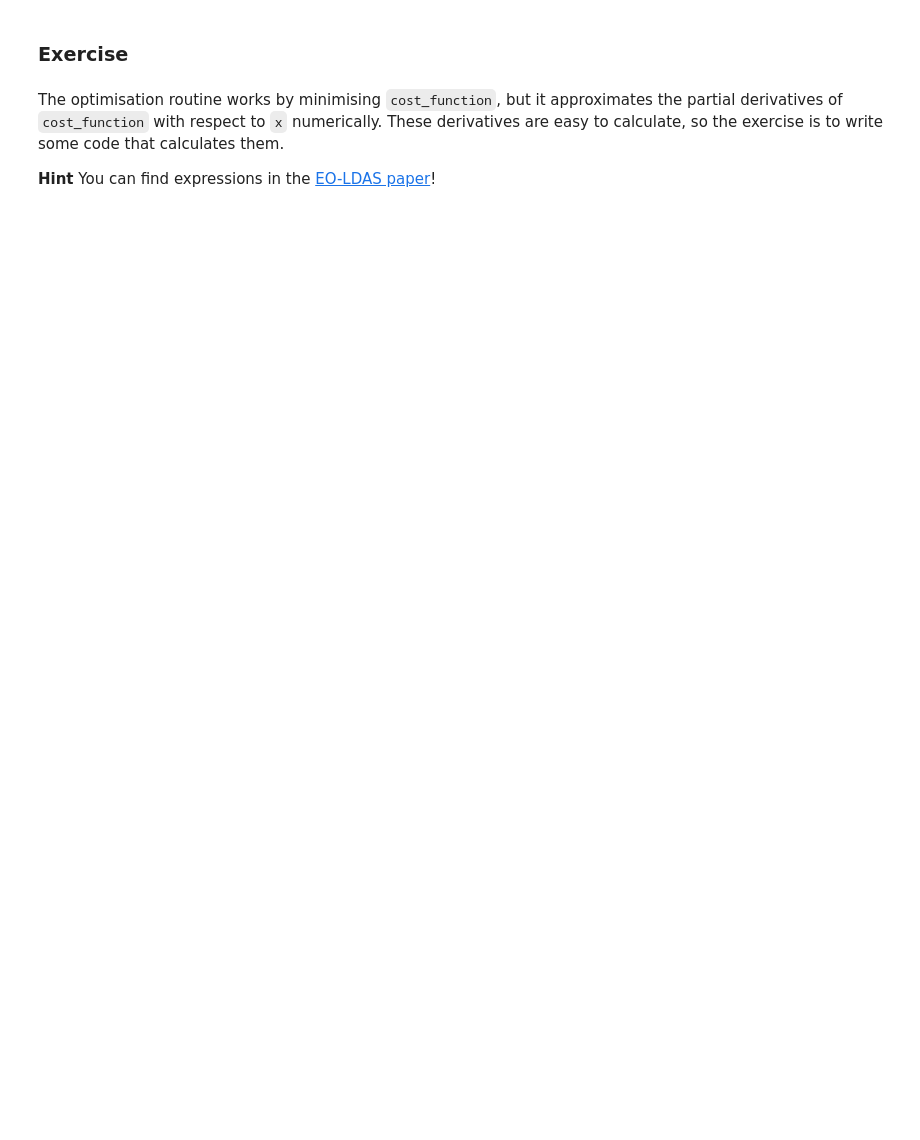
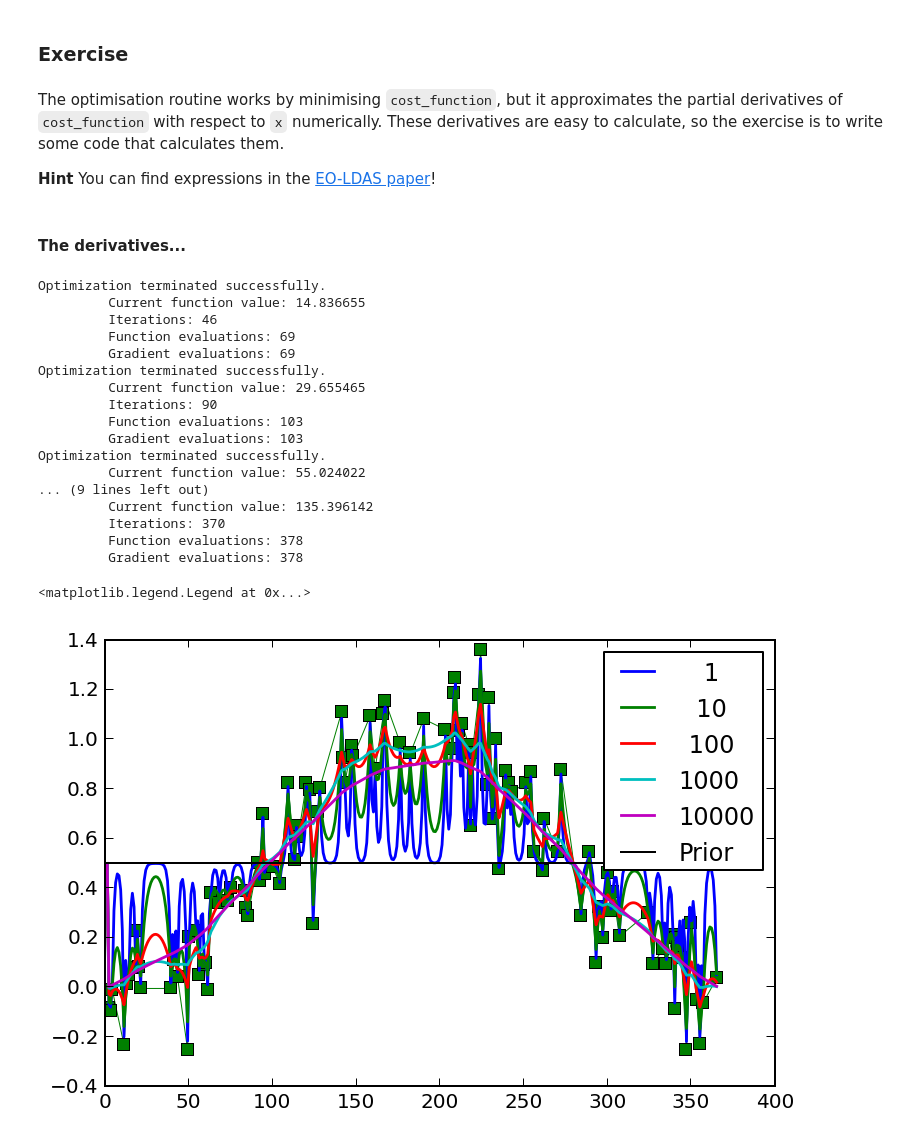
Before and after one commit to maxchernet/toy_eoldas, a Jupyter notebook: NDVI_smoothing.ipynb, the cells around one changed output. Drawn from its saved outputs; the diff is of its cells as text; code cells hidden in the pictures; blank space fills up the shorter version.

```diff
--- a/NDVI_smoothing.ipynb
+++ b/NDVI_smoothing.ipynb
@@ -347,3 +347,79 @@ The optimisation routine works by minimising `cost_function`, but it approximate
 
 **Hint**
 You can find expressions in the [EO-LDAS paper](http://www.sciencedirect.com/science/article/pii/S0034425712000788)!
+# %% [markdown]
+#### The derivatives...
+# %%
+def der_cost_function ( x, y, x_prior, sigma_obs, sigma_prior, gamma, obs_mask ):
+    """This function calculates the partial derivatives of the cost function"""
+    I = np.identity(x.shape[0])
+    D1 = np.matrix(I - np.roll(I,1))
+    D1a = D1*D1.T
+
+    der_j_obs = x*0
+    der_j_obs[obs_mask] = (x[obs_mask] - y)/sigma_obs**2
+    der_j_prior = (x - x_prior ) /sigma_prior**2
+    der_j_model = np.array(gamma*np.dot((D1).T, D1*np.matrix(x).T)).squeeze()
+    return der_j_obs + der_j_prior + der_j_model
+
+def cost_function ( x, y, x_prior, sigma_obs, sigma_prior, gamma, obs_mask ):
+    """
+    Variational cost function with a weak constraint
+
+    Parameters
+    -----------
+    x: The current estimate of the state
+    y: The observations vector
+    x_prior: The prior estimate of the state
+    sigma_obs: Observational uncertainty (standard deviation)
+    sigma_prior: Prior uncertainty (standard deviation)
+    gamma: Inverse of the model term variance
+    """
+    I = np.identity(x.shape[0])
+    D1 = np.matrix(I - np.roll(I,1))
+    D1a = D1*D1.T
+    xa = np.matrix ( x )
+    j_obs = 0.5*np.sum((x[obs_mask]-y)**2/sigma_obs**2)
+    j_prior = 0.5*np.sum((x-x_prior)**2/sigma_prior**2)
+    j_model = 0.5*gamma*np.dot((D1*(xa.T)).T, D1*xa.T)
+    return j_obs + j_prior + j_model
+
+
+x = np.arange(1,366)
+y_smooth = (1-np.cos(np.pi*x/366.)**2)
+y_noisy = y_smooth + np.random.randn(x.shape[0])*0.15
+obs_mask = np.random.rand(x.shape[0])
+obs_mask = np.where ( obs_mask>0.7, True, False )
+x_prior = np.ones_like(x)*0.5
+sigma_prior = 1.0
+gamma = 100
+sigma_obs = 0.15
+
+
+plt.plot(x[obs_mask],y_noisy[obs_mask], '-sg', lw=0.5)
+for gamma in np.logspace(0,4,5):
+    retval = scipy.optimize.fmin_bfgs ( cost_function, x_prior, fprime=der_cost_function,\
+    args=(y_noisy[obs_mask], x_prior, sigma_obs, sigma_prior, gamma, obs_mask), disp=1, retall=1)
+    plt.plot(x,retval[0], '-',lw=1.4, label="%4g"%gamma)
+plt.plot ( x, x_prior, '-k', label="Prior")
+plt.legend(loc='best')
+# %% [output]
+Optimization terminated successfully.
+         Current function value: 14.836655
+         Iterations: 46
+         Function evaluations: 69
+         Gradient evaluations: 69
+Optimization terminated successfully.
+         Current function value: 29.655465
+         Iterations: 90
+         Function evaluations: 103
+         Gradient evaluations: 103
+Optimization terminated successfully.
+         Current function value: 55.024022
+... (9 lines left out)
+         Current function value: 135.396142
+         Iterations: 370
+         Function evaluations: 378
+         Gradient evaluations: 378
+<matplotlib.legend.Legend at 0x...>
+[figure, added]
```
Also changed, not shown: parts of 14 cells of this notebook.
